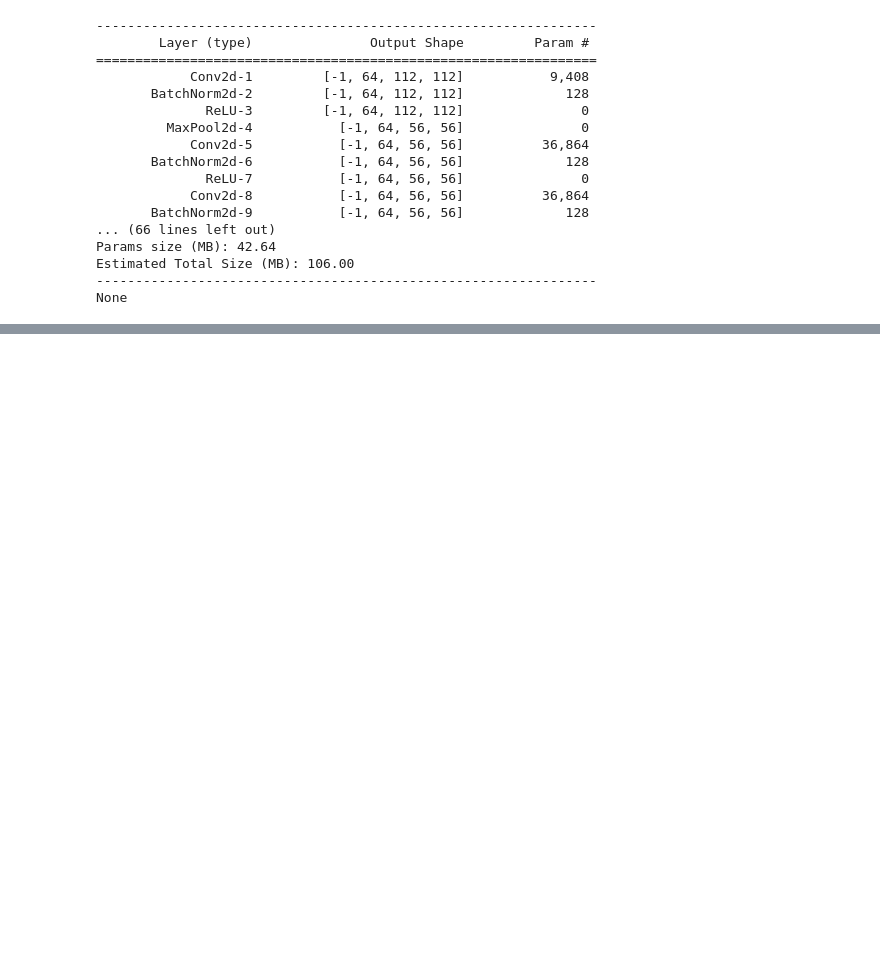
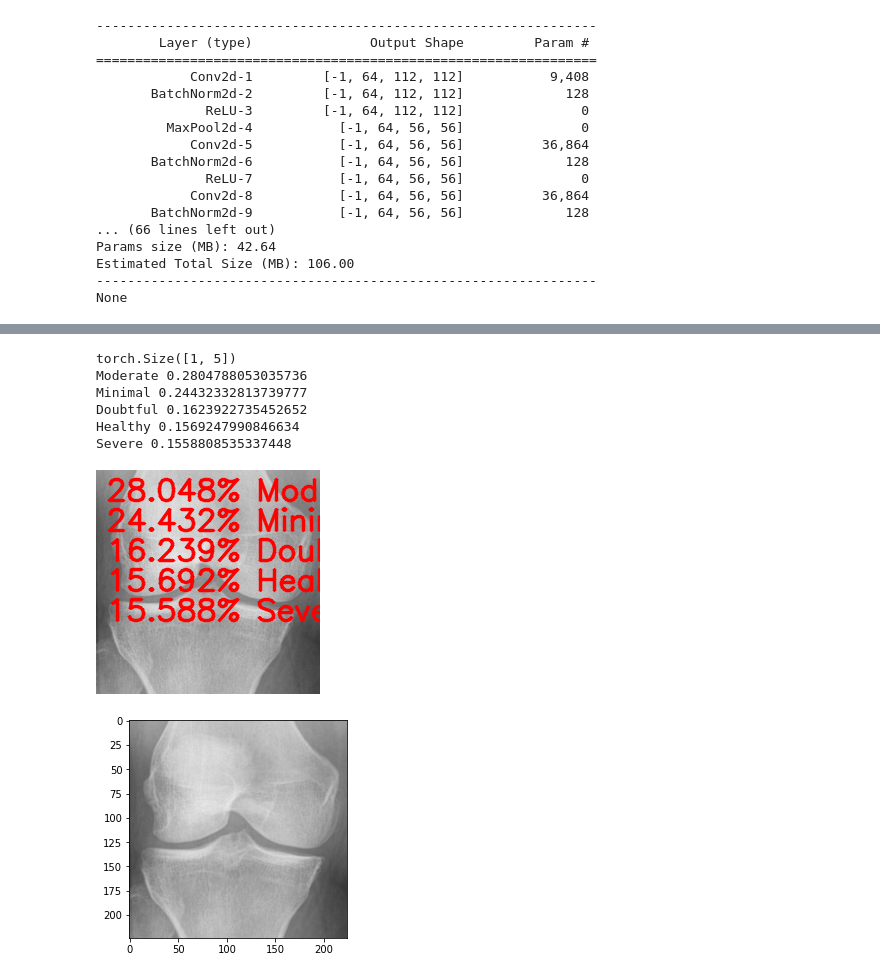
Before and after one commit to fitriasyira/CUTe_DLWORKSHOP, a Jupyter notebook: ASSIGNMENT_2.ipynb, the cells around one changed output, grey strips where cells are left out. Cells and saved outputs as stored; diff of their text form; code cells hidden in the pictures; blank space fills up the shorter version.

```diff
--- a/ASSIGNMENT_2.ipynb
+++ b/ASSIGNMENT_2.ipynb
@@ -657,0 +744,64 @@ None
+# %%
+#sample 2
+from requests import get
+
+def download(url, file_name):
+    # open in binary mode
+    with open(file_name, "wb") as file:
+        # get request
+        response = get(url)
+        # write to file
+        file.write(response.content)
+
+sample2 = "/content/gdrive/MyDrive/Assignment Test/2_9487842_1.png"
+
+import cv2
+img2 = cv2.imread(sample2)
+rgb_img2 = cv2.cvtColor(img2, cv2.COLOR_BGR2RGB)
+plt.imshow(rgb_img2)
+
+model_ft.eval()
+
+transform = transforms.Compose([
+        transforms.ToPILImage(),
+        transforms.Resize((256,256)),
+        transforms.ToTensor(),
+        transforms.Normalize([0.500, 0.500, 0.500],
+                             [0.500, 0.500, 0.500])
+        ])
+
+img_t2 = transform(img2)
+batch_t = torch.unsqueeze(img_t2, 0).to(device)
+
+out = model_ft(batch_t)
+print(out.shape)
+
+from google.colab.patches import cv2_imshow
+#constant for classes
+classes = ('Healthy', 'Doubtful', 'Minimal', 'Moderate', 'Severe')
+# Get the softmax probabilities.
+probabilities = torch.nn.functional.softmax(out, dim=1)[0]
+# Check the top 5 categories that are predicted.
+top5_prob, top5_catid = torch.topk(probabilities,5)
+
+for i in range(top5_prob.size(0)):
+    cv2.putText(img2, f"{top5_prob[i].item()*100:.3f}%", (10, (i+1)*30),
+                cv2.FONT_HERSHEY_SIMPLEX,
+                1, (0, 0, 255), 2, cv2.LINE_AA)
+    cv2.putText(img2, f"{classes[top5_catid[i]]}", (160, (i+1)*30),
+                cv2.FONT_HERSHEY_SIMPLEX,
+                1, (0, 0, 255), 2, cv2.LINE_AA)
+    print(classes[top5_catid[i]], top5_prob[i].item())
+
+cv2_imshow(img2)
+cv2.waitKey(0)
+cv2.destroyAllWindows()
+# %% [output]
+torch.Size([1, 5])
+Moderate 0.2804788053035736
+Minimal 0.24432332813739777
+Doubtful 0.1623922735452652
+Healthy 0.1569247990846634
+Severe 0.1558808535337448
+[figure, added]
+[figure, added]
```
Also changed, not shown: parts of 4 cells of this notebook.
